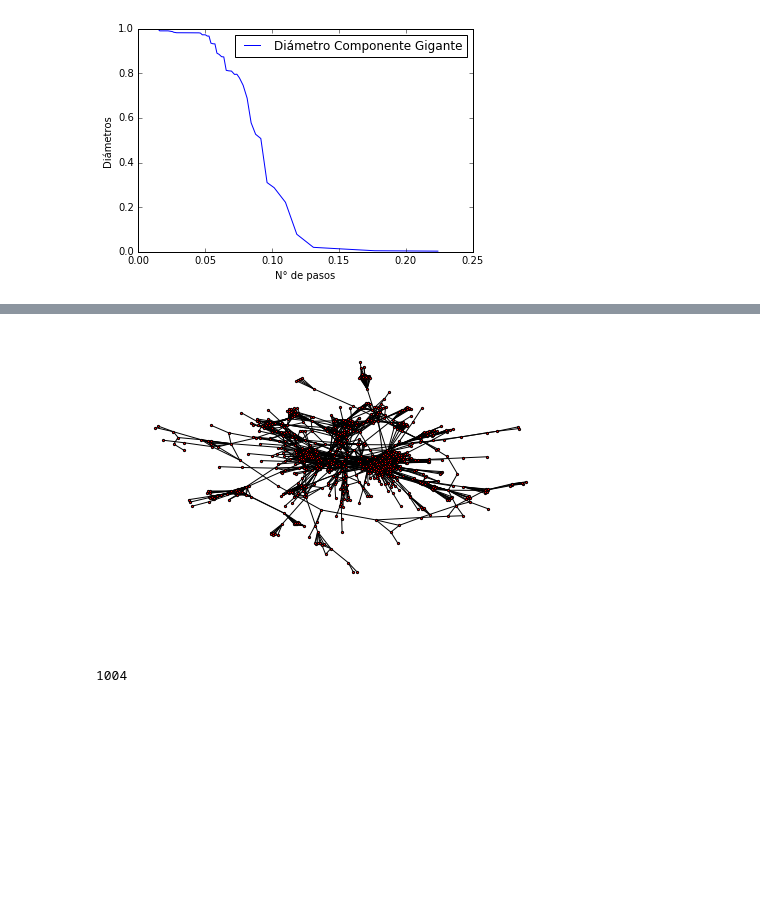
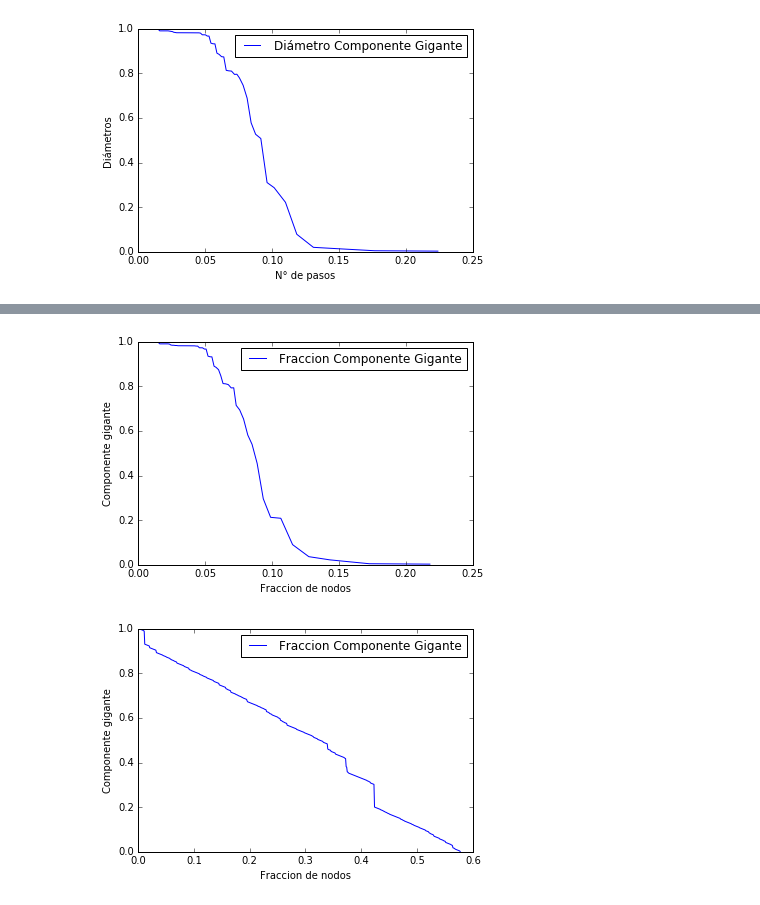
Before and after one commit to fedesevle/Redes_FLEM, a Jupyter notebook: TP2/TP_2.ipynb, the cells around one changed output, grey strips where cells are left out. Saved outputs shown, nothing was run; the diff lists cells and outputs as text; code cells hidden in the pictures; blank space fills up the shorter version.

```diff
--- a/TP2/TP_2.ipynb
+++ b/TP2/TP_2.ipynb
@@ -319,14 +297,62 @@ TypeError: 'generator' object is not subscriptable
-# %%
-Componente_Gigante_INT=sorted(nx.connected_components(G), key=len, reverse=True)[0]
-Componente_Gigante = G.subgraph(Componente_Gigante_INT)
-nx.draw(H, node_size=5)
-plt.show()
-# %% [output]
-[figure, removed]
-# %%
-GG=G.copy()
-K=G.copy()
-Componente_Gigante_INT=sorted(nx.connected_components(GG), key=len, reverse=True)[0]
-len(Componente_Gigante_INT)
-# %% [output]
-1004
+# %%
+GG=H.copy()
+Componente_Gigante_INT=sorted(nx.connected_components(GG), key=len, reverse=True)[0]
+Componente_Gigante_1 = GG.subgraph(Componente_Gigante_INT)
+Componente_Gigante = GG.subgraph(Componente_Gigante_INT)
+
+paso=0
+dg=[]
+pasos=[]
+
+while len(Componente_Gigante)>1:
+    paso+=1
+    grados_GG = [gra for (nom,gra) in GG.degree()]
+    Grados = np.asarray(grados_GG)
+    I=GG.copy() #copio la red para que el iterable no cambie al remover un nodo
+    for i in I.nodes(): #remuevo el nodo de mayor grado
+        if GG.degree[i]==np.max(Grados):
+            GG.remove_node(i)
+    Componente_Gigante_INT=sorted(nx.connected_components(GG), key=len, reverse=True)[0]
+    Componente_Gigante = GG.subgraph(Componente_Gigante_INT)
+
+    fraccion=len(Componente_Gigante.nodes())/len(Componente_Gigante_1.nodes())
+    dg.append(fraccion)
+    pasos.append(paso/len(Componente_Gigante_1.nodes()))
+
+plt.plot(pasos,dg,label="Fraccion Componente Gigante")
+plt.legend()
+plt.xlabel('Fraccion de nodos')
+plt.ylabel('Componente gigante')
+plt.show()
+
+GG=H.copy()
+Componente_Gigante_INT=sorted(nx.connected_components(GG), key=len, reverse=True)[0]
+Componente_Gigante_1 = GG.subgraph(Componente_Gigante_INT)
+Componente_Gigante = GG.subgraph(Componente_Gigante_INT)
+
+paso=0
+dg=[]
+pasos=[]
+
+while len(Componente_Gigante)>1:
+    paso+=1
+
+    listanodos = [nom for (nom,gra) in GG.degree()]
+    GG.remove_node(random.choice(listanodos))
+
+    Componente_Gigante_INT=sorted(nx.connected_components(GG), key=len, reverse=True)[0]
+    Componente_Gigante = GG.subgraph(Componente_Gigante_INT)
+
+    fraccion=len(Componente_Gigante.nodes())/len(Componente_Gigante_1.nodes())
+    dg.append(fraccion)
+    pasos.append(paso/len(Componente_Gigante_1.nodes()))
+    GG=Componente_Gigante.copy()
+
+plt.plot(pasos,dg,label="Fraccion Componente Gigante")
+plt.legend()
+plt.xlabel('Fraccion de nodos')
+plt.ylabel('Componente gigante')
+plt.show()
+# %% [output]
+[figure, added]
+[figure, added]
```
Also changed, not shown: parts of 6 cells of this notebook.
